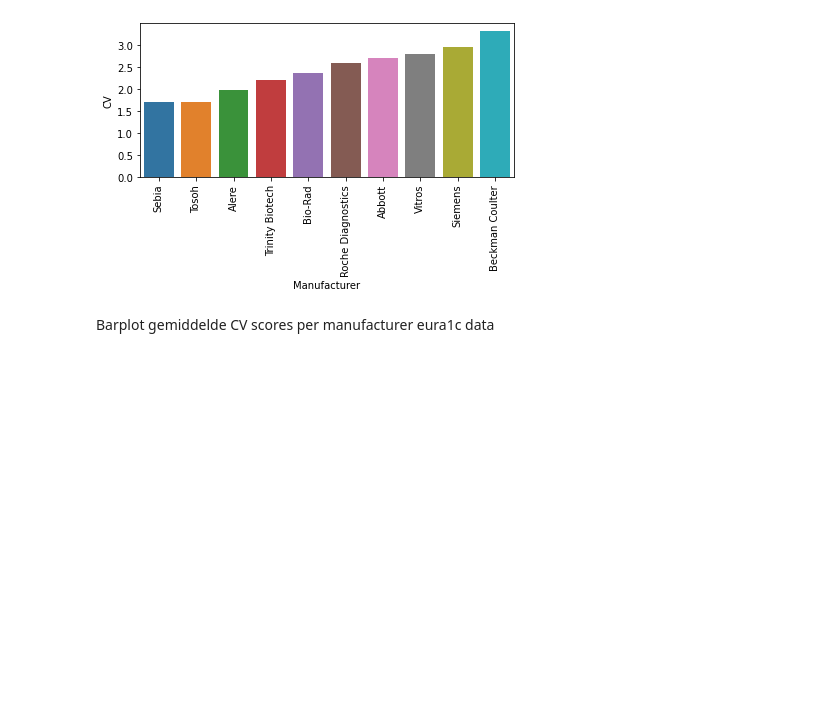
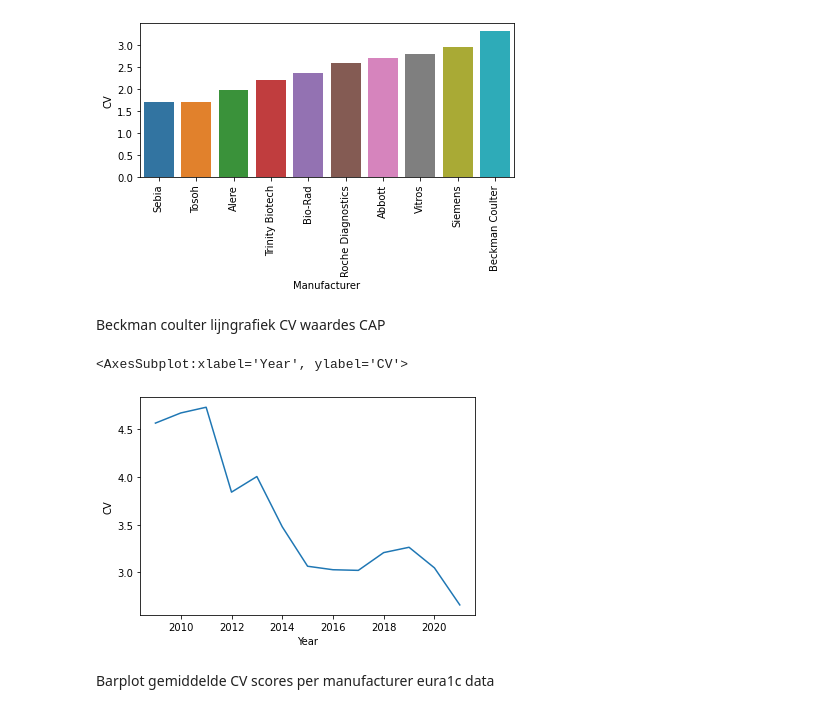
Before and after one commit to DSa-HbA1c/Predictions, a Jupyter notebook: Data visualisatie Corné.ipynb, the cells around one changed output. Cells and saved outputs as stored; diff of their text form; code cells hidden in the pictures; blank space fills up the shorter version.

```diff
--- a/Data visualisatie Corné.ipynb
+++ b/Data visualisatie Corné.ipynb
@@ -115,0 +118,7 @@ df_manufacturer_eura1c = df_manufacturer_eura1c.sort_values(by = 'CV').reset_ind
+# %%
+# Alleen de Beckman Coulter data pakken
+beckman_cv_CAP = df_CAP_prep[df_CAP_prep['Manufacturer'] == 'Beckman Coulter']
+# Gemiddelde waardes CV pakken per jaar
+beckman_cv_CAP = beckman_cv_CAP.groupby('Year').mean().reset_index()
+# Overige kolommen droppen
+beckman_cv_CAP = beckman_cv_CAP.drop(columns= ['Mean','Bias','Reference Value','Total Error'])
@@ -116,3 +127,11 @@ df_manufacturer_eura1c = df_manufacturer_eura1c.sort_values(by = 'CV').reset_ind
+# %%
+# Alleen de Beckman Coulter data pakken
+beckman_cv_eura1c = df_eura1c_prep[df_eura1c_prep['Manufacturer'] == 'Beckman Coulter']
+# Gemiddelde waardes CV pakken per jaar
+beckman_cv_eura1c = beckman_cv_eura1c.groupby('Year').mean().reset_index()
+beckman_cv_CAP = beckman_cv_CAP.groupby('Year').mean().reset_index()
+# Overige kolommen droppen
+beckman_cv_eura1c = beckman_cv_eura1c.drop(columns= ['Mean','Bias','Reference Value','Total Error'])
 # %% [markdown]
 # Modeling
 # %% [markdown]
@@ -364,6 +403,13 @@ plt.xticks(rotation=90)
 plt.tight_layout()
 # %% [output]
 [figure]
+# %% [markdown]
+Beckman coulter lijngrafiek CV waardes CAP
+# %%
+sns.lineplot(data = beckman_cv_CAP, x = 'Year', y = 'CV')
+# %% [output]
+<AxesSubplot:xlabel='Year', ylabel='CV'>
+[figure, added]
 # %% [markdown]
 Barplot gemiddelde CV scores per manufacturer eura1c data
 # %%
```
Also changed, not shown: parts of 31 cells of this notebook.
